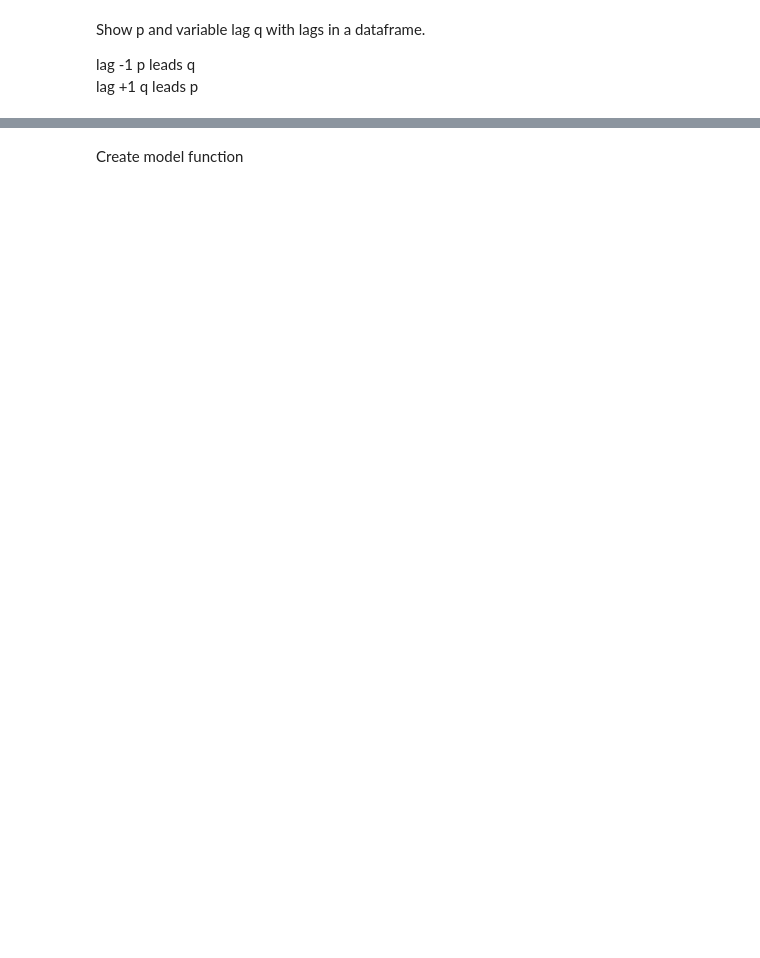
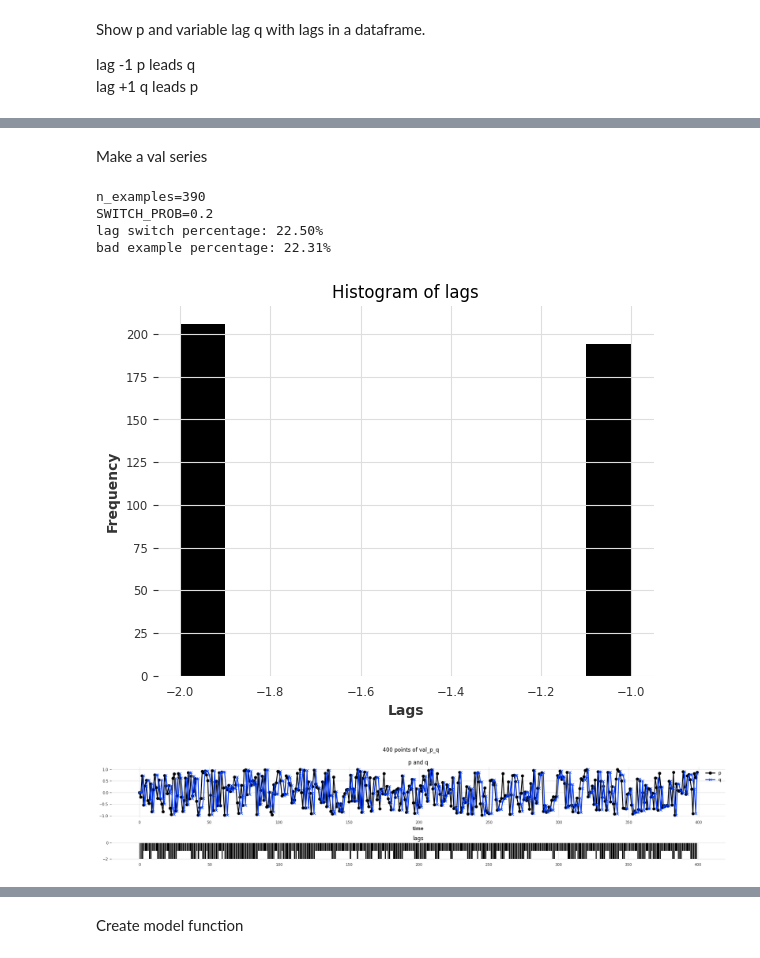
Before and after one commit to dshulman/darts, a Jupyter notebook: examples/104.ipynb, the cells around one changed output, grey strips where cells are left out. Drawn from its saved outputs; the diff is of its cells as text; code cells hidden in the pictures; blank space fills up the shorter version.

```diff
--- a/examples/104.ipynb
+++ b/examples/104.ipynb
@@ -323,0 +442,35 @@ ic| min(train_lag_series.values()): array([-2.])
+# %% [markdown]
+Make a val series
+# %%
+# Calculate the number of examples
+n_examples = VAL_SERIES_LEN - INPUT_CHUNK_LEN - OUTPUT_CHUNK_LEN + 1
+print(f"{n_examples=}")
+
+# Create p_q series
+val_p_q, val_lags = create_variable_lag_p_q_series(
+    n_values=VAL_SERIES_LEN, switch_prob=SWITCH_PROB, lag_collar=LAG_COLLAR
+)
+
+# Verify lag statistics
+print(f"{SWITCH_PROB=}")
+
+lag_switch_ratio = get_lag_switch_ratio(val_lags)
+bad_example_ratio = get_bad_example_ratio(val_lags, INPUT_CHUNK_LEN, OUTPUT_CHUNK_LEN)
+
+print(f"lag switch percentage: {lag_switch_ratio * 100:.2f}%")
+print(f"bad example percentage: {bad_example_ratio * 100:.2f}%")
+plot_lag_histogram(val_lags)
+
+# Plot the train series
+plot_variable_lag_p_q(
+    p_q=val_p_q,
+    lags=val_lags,
+    title=f"{VAL_SERIES_LEN} points of val_p_q",
+)
+# %% [output]
+n_examples=390
+SWITCH_PROB=0.2
+lag switch percentage: 22.50%
+bad example percentage: 22.31%
+[figure, added]
+[figure, added]
```
Also changed, not shown: parts of 17 cells of this notebook.
